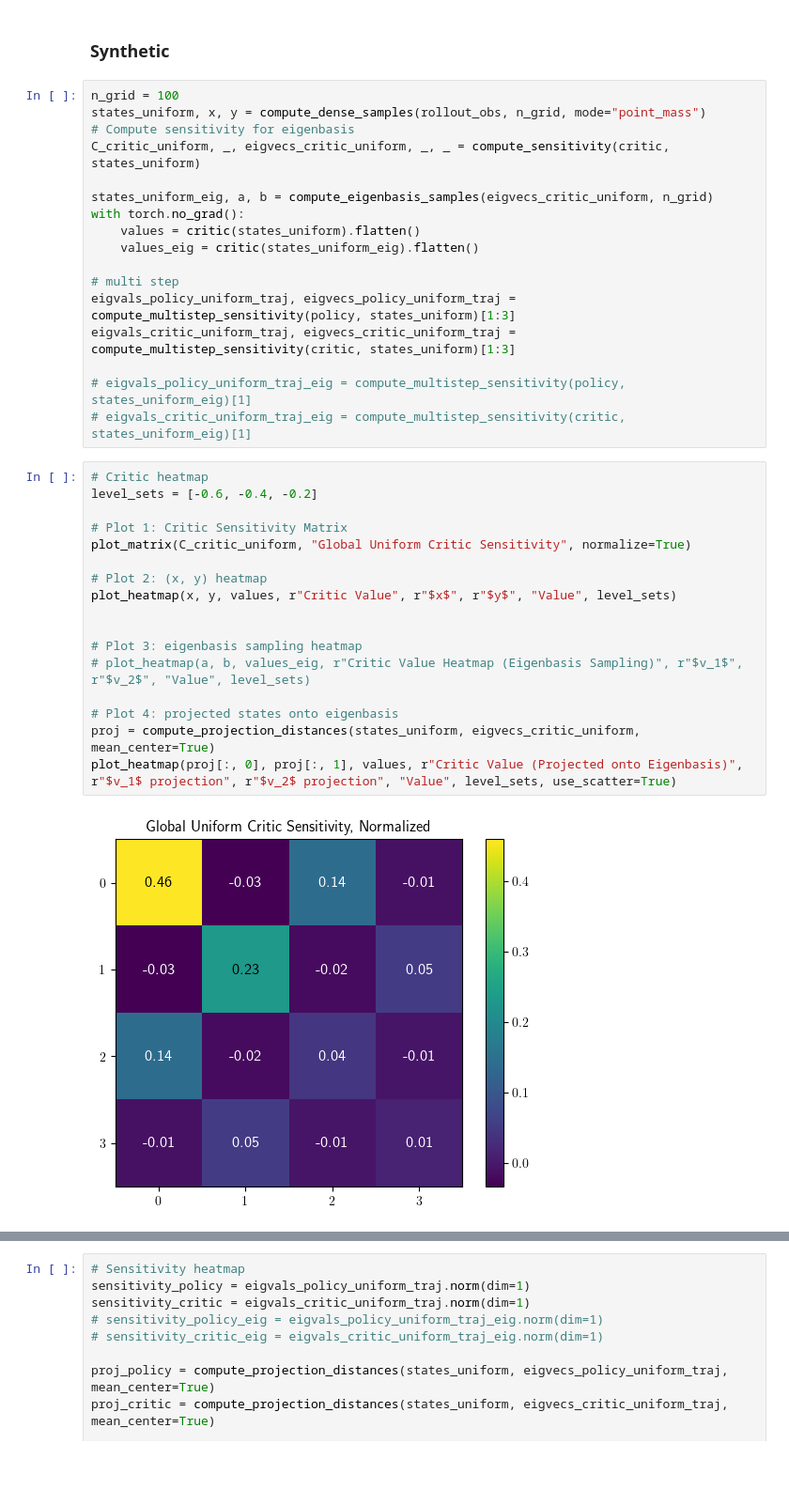
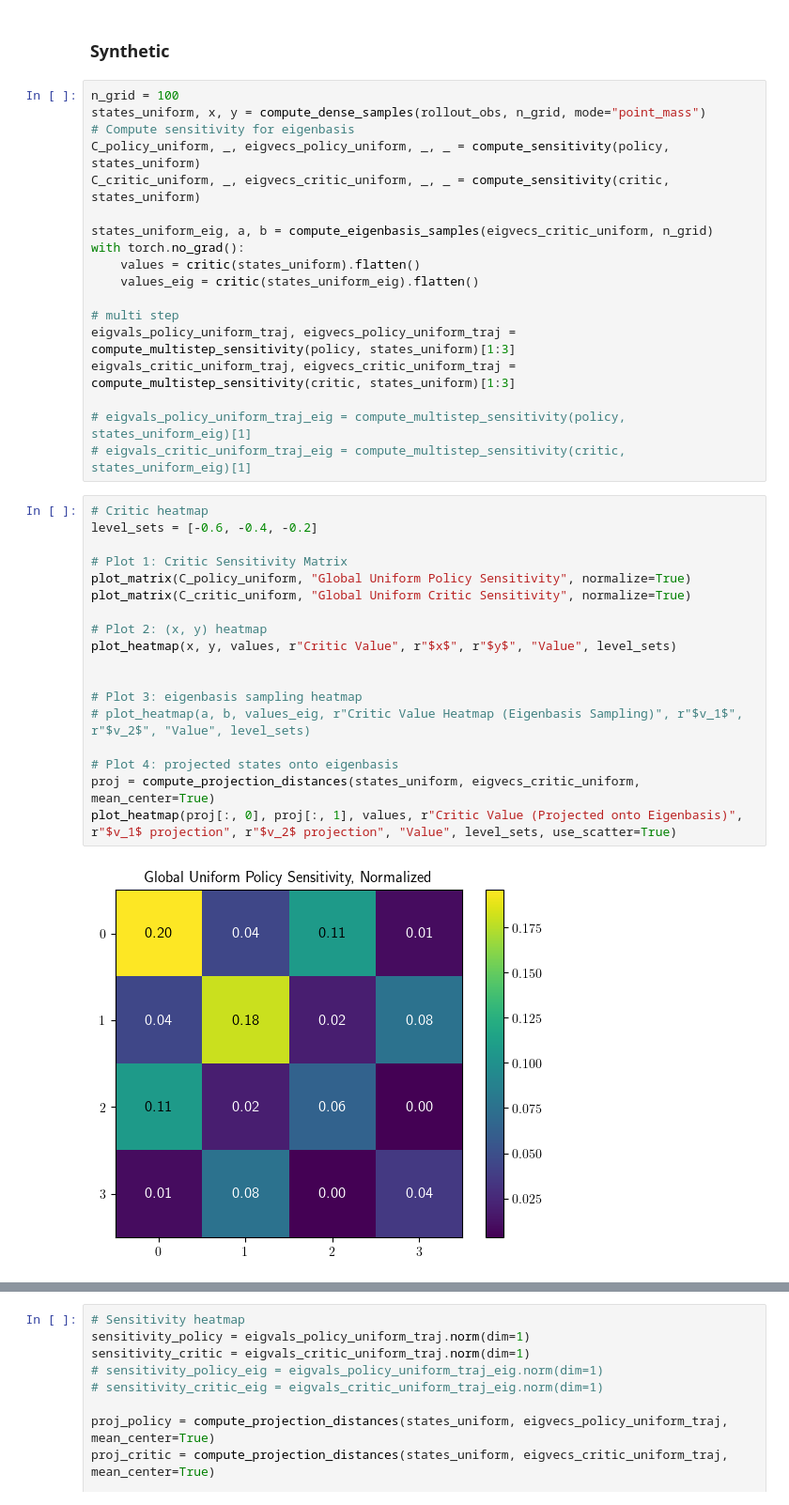
Before and after one commit to KyleM73/nonlinear_ct, a Jupyter notebook: scripts/analyze.ipynb, the cells around one changed output, grey strips where cells are left out. Shown at 94% size. Saved outputs shown, nothing was run; the diff lists cells and outputs as text; blank space fills up the shorter version.

```diff
--- a/scripts/analyze.ipynb
+++ b/scripts/analyze.ipynb
@@ -173,6 +173,7 @@ This analysis permits the following applications:
 n_grid = 100
 states_uniform, x, y = compute_dense_samples(rollout_obs, n_grid, mode="point_mass")
 # Compute sensitivity for eigenbasis
+C_policy_uniform, _, eigvecs_policy_uniform, _, _ = compute_sensitivity(policy, states_uniform)
 C_critic_uniform, _, eigvecs_critic_uniform, _, _ = compute_sensitivity(critic, states_uniform)
 
 states_uniform_eig, a, b = compute_eigenbasis_samples(eigvecs_critic_uniform, n_grid)
@@ -189,19 +190,20 @@ eigvals_critic_uniform_traj, eigvecs_critic_uniform_traj = compute_multistep_sen
 # %%
 # Critic heatmap
 level_sets = [-0.6, -0.4, -0.2]
 
 # Plot 1: Critic Sensitivity Matrix
+plot_matrix(C_policy_uniform, "Global Uniform Policy Sensitivity", normalize=True)
 plot_matrix(C_critic_uniform, "Global Uniform Critic Sensitivity", normalize=True)
 
 # Plot 2: (x, y) heatmap
 plot_heatmap(x, y, values, r"Critic Value", r"$x$", r"$y$", "Value", level_sets)
 
 
 # Plot 3: eigenbasis sampling heatmap
 # plot_heatmap(a, b, values_eig, r"Critic Value Heatmap (Eigenbasis Sampling)", r"$v_1$", r"$v_2$", "Value", level_sets)
 
 # Plot 4: projected states onto eigenbasis
 proj = compute_projection_distances(states_uniform, eigvecs_critic_uniform, mean_center=True)
 plot_heatmap(proj[:, 0], proj[:, 1], values, r"Critic Value (Projected onto Eigenbasis)", r"$v_1$ projection", r"$v_2$ projection", "Value", level_sets, use_scatter=True)
 # %% [output]
-[figure, old version]
+[figure, new version]
```
Also changed, not shown: parts of 1 cell of this notebook, 15 other files.
